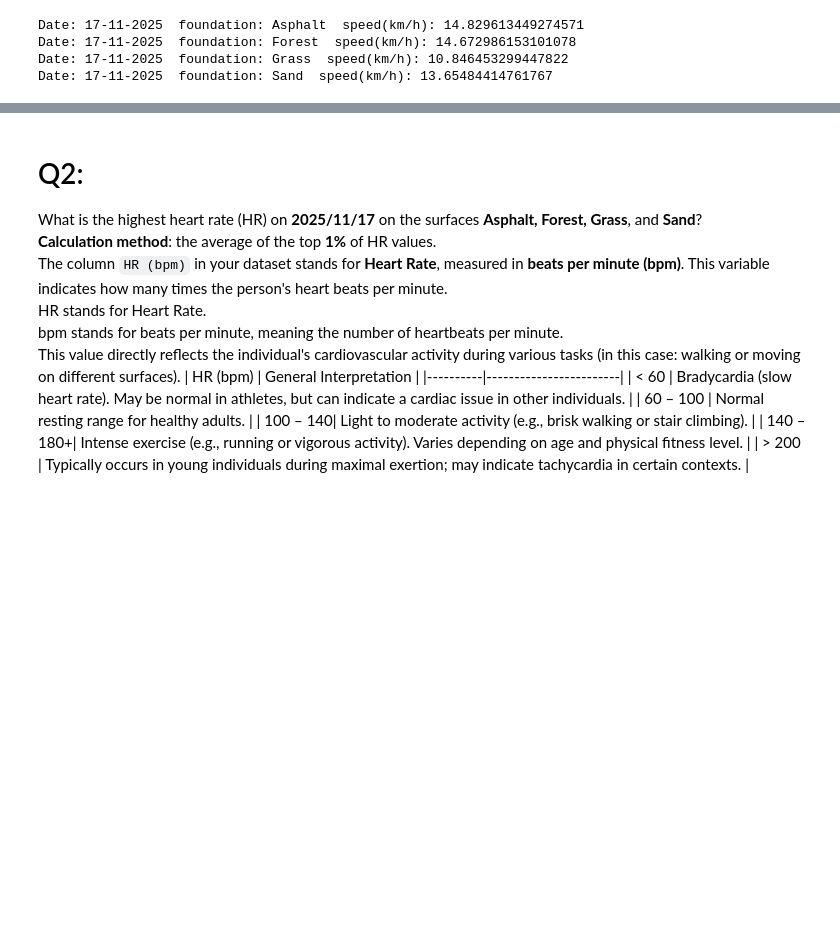
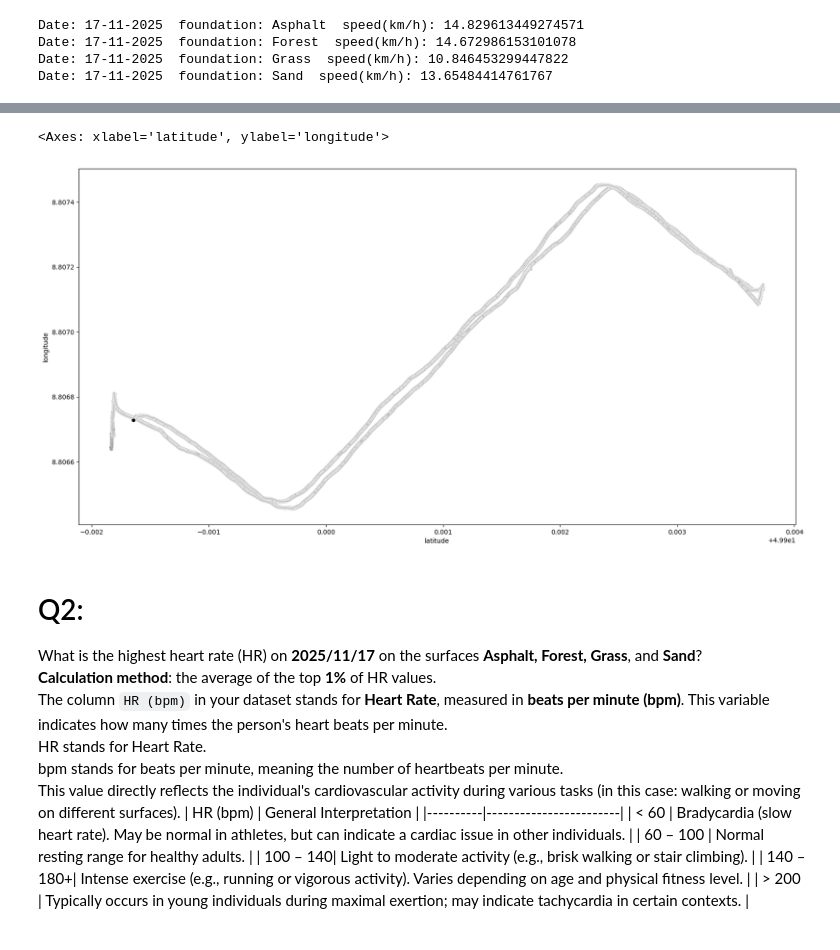
Before and after one commit to Mohsenmohebbi1993/Biomechanik, a Jupyter notebook: notebooks/3. Analysis Foot HeartRate GPX.ipynb, the cells around one changed output, grey strips where cells are left out. Cells and saved outputs as stored; diff of their text form; code cells hidden in the pictures; blank space fills up the shorter version.

```diff
--- a/notebooks/3. Analysis Foot HeartRate GPX.ipynb
+++ b/notebooks/3. Analysis Foot HeartRate GPX.ipynb
@@ -120,3 +180,55 @@ Date: 17-11-2025  foundation: Sand  speed(km/h): 13.65484414761767
+# %%
+name_17 =  [name_of_dataframe[i] for i in [0, 1, 3, 4]]
+df = globals()[name_17[0]].copy()
+df_first = df.dropna(subset=["longitude", "latitude"]).head(1000).copy()
+df_end = df.dropna(subset=["longitude", "latitude"]).tail(1000).copy()
+
+plt.figure(figsize=(20,10))
+
+sns.scatterplot(
+    data = df,
+    x="latitude",
+    y="longitude",
+    color="black"
+)
+
+
+# sns.scatterplot(
+#     data=df,
+#     x="latitude",
+#     y="longitude",
+#     color="green"
+# )
+
+# sns.scatterplot(
+#     data=df_first,
+#     x="latitude",
+#     y="longitude",
+#     color="red",
+#     alpha=0.9
+# )
+
+# sns.scatterplot(
+#     data=df_end,
+#     x="latitude",
+#     y="longitude",
+#     color="blue",
+#     alpha=0.9
+# )
+# top = 0.10
+# sorted_df_speed = df.sort_values(by="Speed (km/h)", ascending=False)
+# top_df = sorted_speeds.head(int(len(sorted_speeds) * top))
+
+# sns.scatterplot(
+#     data=top_df,
+#     x="latitude",
+#     y="longitude",
+#     color="gold",
+#     alpha=0.9
+# )
+# %% [output]
+<Axes: xlabel='latitude', ylabel='longitude'>
+[figure, added]
 # %% [markdown]
 # Q2:
 What is the highest heart rate (HR) on **2025/11/17** on the surfaces **Asphalt, Forest, Grass**, and **Sand**?
```
Also changed, not shown: parts of 4 cells of this notebook.
